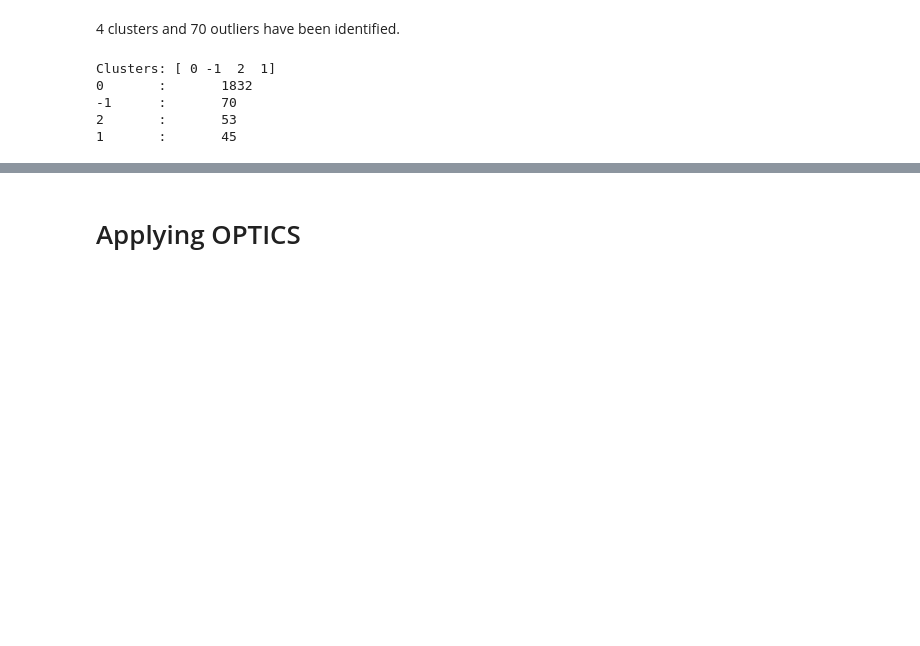
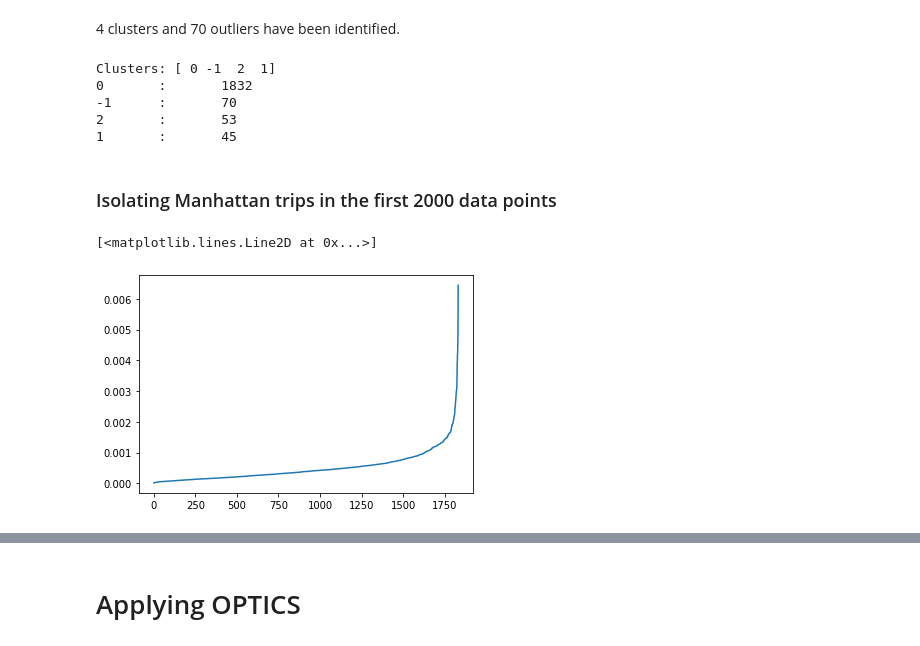
Before and after one commit to David-27/das-taxi, a Jupyter notebook: Clustering algorithms.ipynb, the cells around one changed output, grey strips where cells are left out. Saved outputs shown, nothing was run; the diff lists cells and outputs as text; code cells hidden in the pictures; blank space fills up the shorter version.

Commit message:
Extended DBSCAN to Manhattan only

```diff
--- a/Clustering algorithms.ipynb
+++ b/Clustering algorithms.ipynb
@@ -123,3 +123,19 @@ Clusters: [ 0 -1  2  1]
 -1      :       70
 2       :       53
 1       :       45
+# %% [markdown]
+### Isolating Manhattan trips in the first 2000 data points
+# %%
+result_manhattan = result.loc[result['label'] == 0]
+X_manhattan = result_manhattan[['startLatitude', 'startLongitude']]
+# %%
+neighbors = NearestNeighbors(n_neighbors=20)
+neighbors_fit = neighbors.fit(X_manhattan)
+distances, indices = neighbors_fit.kneighbors(X_manhattan)
+
+distances = np.sort(distances, axis=0)
+distances = distances[:,1]
+plt.plot(distances)
+# %% [output]
+[<matplotlib.lines.Line2D at 0x...>]
+[figure, added]
```
Also changed, not shown: parts of 3 cells of this notebook.
